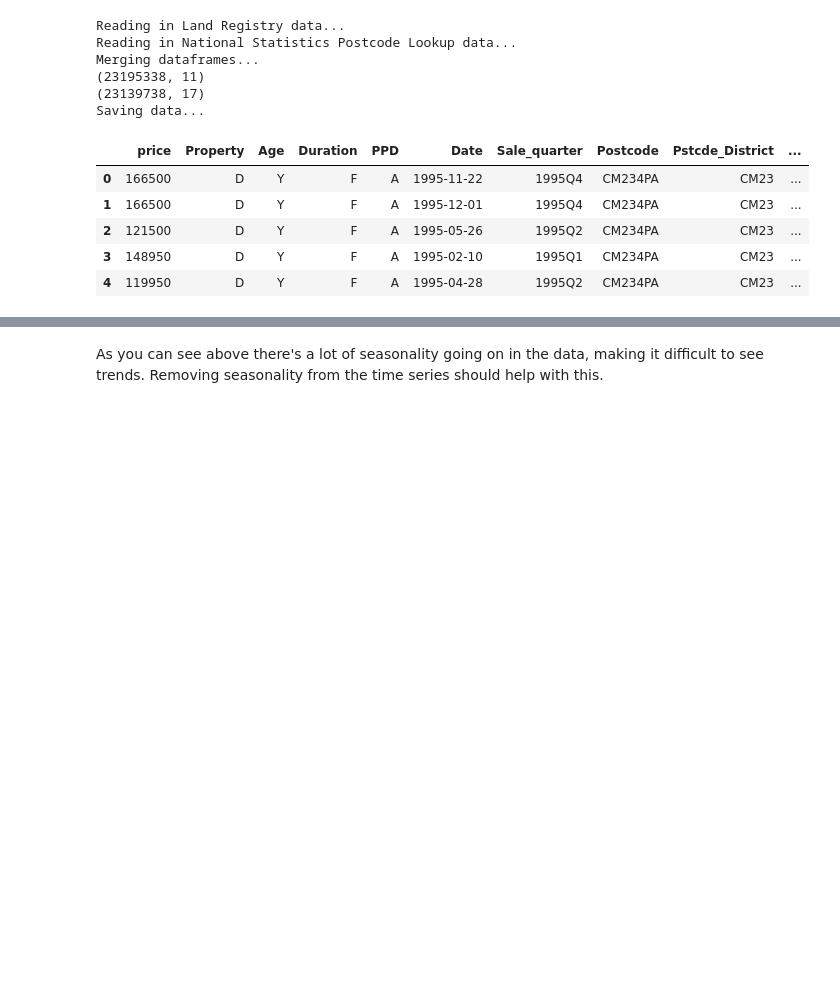
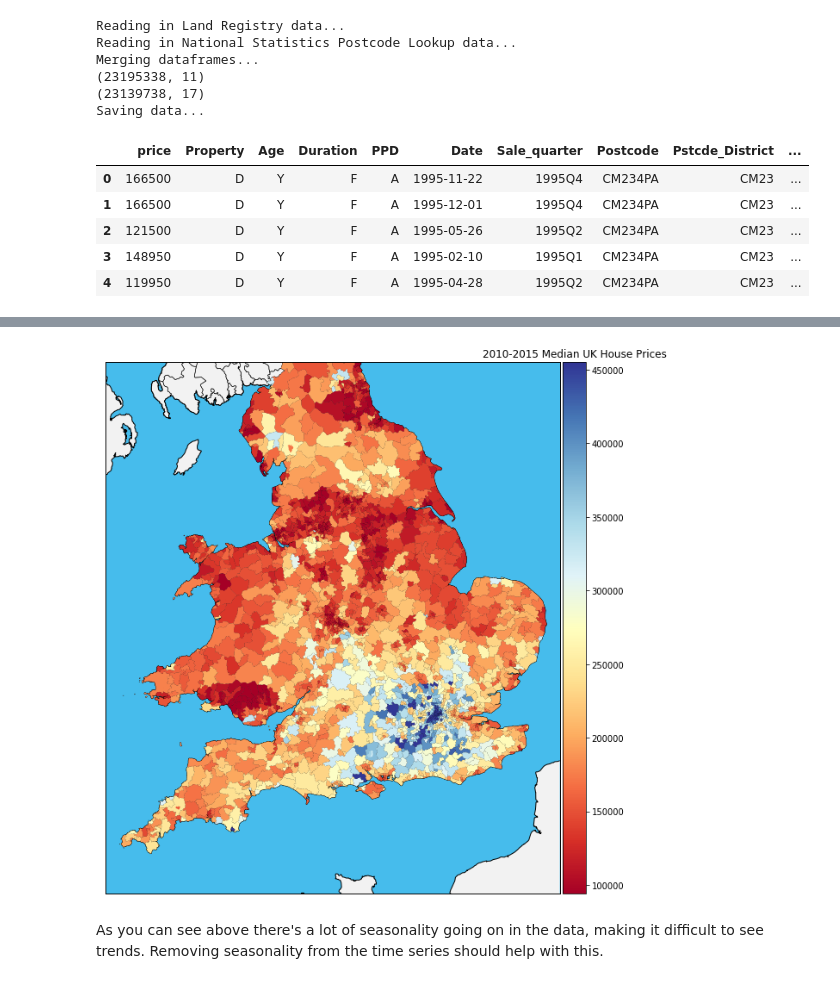
Before and after one commit to Cemlyn/UK-Housing-Market, a Jupyter notebook: UK_Housing_Market_Project.ipynb, the cells around one changed output, grey strips where cells are left out. Cells and saved outputs as stored; diff of their text form; code cells hidden in the pictures; blank space fills up the shorter version.

```diff
--- a/UK_Housing_Market_Project.ipynb
+++ b/UK_Housing_Market_Project.ipynb
@@ -335,2 +384,48 @@ df_district_pc.to_csv(os.path.join(os.getcwd(),'0. Data/Median_PP_by_District_pc
+# %%
+# Getting median house price by postcode district in 2015
+df3 = df2.loc[(df2['Date'] > '2010-01-01') & (df2['Date'] <= '2015-12-31')]
+median_price = df3.groupby(['Pstcde_District'])['price'].median().to_frame()
+median_price.reset_index(inplace=True)
+# %%
+def plot_map(m_price, title):
+
+    fig, ax = plt.subplots(figsize=(10,20))
+
+    m = Basemap(resolution='h',projection='merc',
+                lat_0=54.5,lon_0=-4.36,llcrnrlon=-6.0,
+                llcrnrlat=49.5,urcrnrlon=2.,urcrnrlat=55.2)
+
+    m.drawmapboundary(fill_color='#46bcec')
+    m.fillcontinents(color='#f2f2f2', lake_color='#46bcec')
+    m.drawcoastlines()
+
+    # Read in shapes and median price into a DataFrame
+    m.readshapefile(os.path.join(os.getcwd(),"98. Basemap Resources/Districts"), name='Districts')
+    Postcode_Districts = pd.DataFrame({'shapes':[Polygon(np.array(shape),True) for shape in m.Districts],
+                                      'Pstcde_District':[district['name'] for district in m.Districts_info]})
+    Map_df = pd.merge(Postcode_Districts, m_price, how='inner', on='Pstcde_District')
+
+    # Creating colourmap dictionary
+    cmap = plt.cm.RdYlBu
+    norm = plt.Normalize(Map_df['price'].quantile(q=0.05),Map_df['price'].quantile(q=0.95))
+    pc = PatchCollection(Map_df.shapes,zorder=2)
+
+    pc.set_facecolor(cmap(norm(Map_df['price'].fillna(Map_df['price'].min()).values)))
+    ax.add_collection(pc)
+
+    #colour bar
+    sm = plt.cm.ScalarMappable(cmap=cmap, norm=norm)
+    sm.set_array(Map_df.price)
+
+    divider = make_axes_locatable(ax)
+    cax = divider.append_axes('right', size='5%', pad=0.05)
+    plt.colorbar(sm, cax=cax)
+    plt.title(title)
+
+    plt.show()
+
+plot_map(m_price=median_price, title="2010-2015 Median UK House Prices")
+# %% [output]
+[figure, added]
 # %% [markdown]
 As you can see above there's a lot of seasonality going on in the data, making it difficult to see trends. Removing seasonality from the time series should help with this.
```
Also changed, not shown: parts of 16 cells of this notebook.
